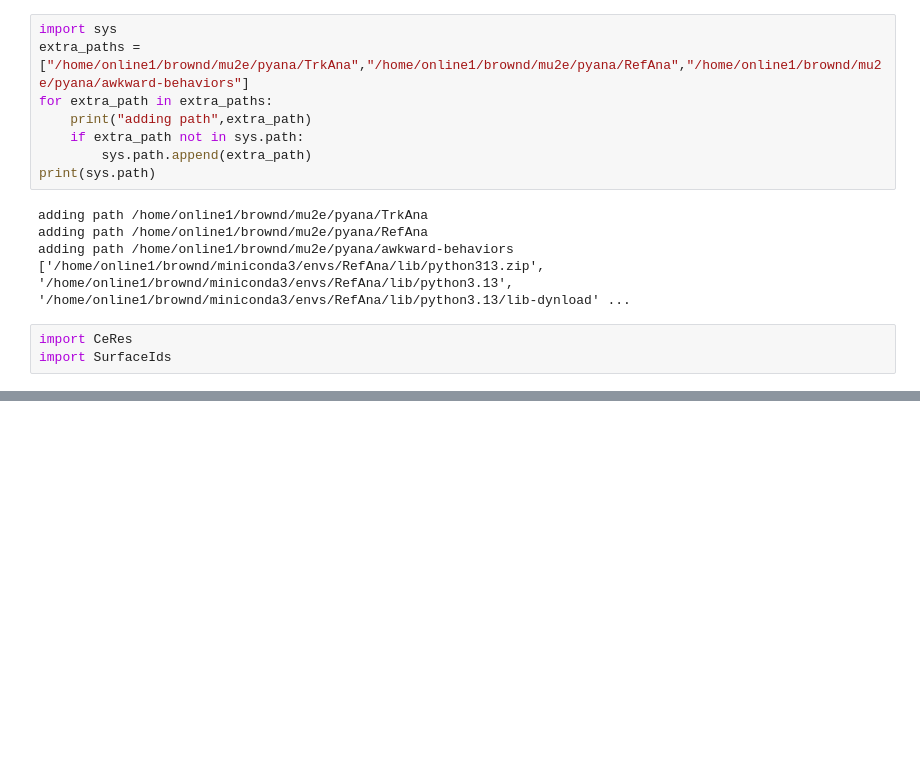
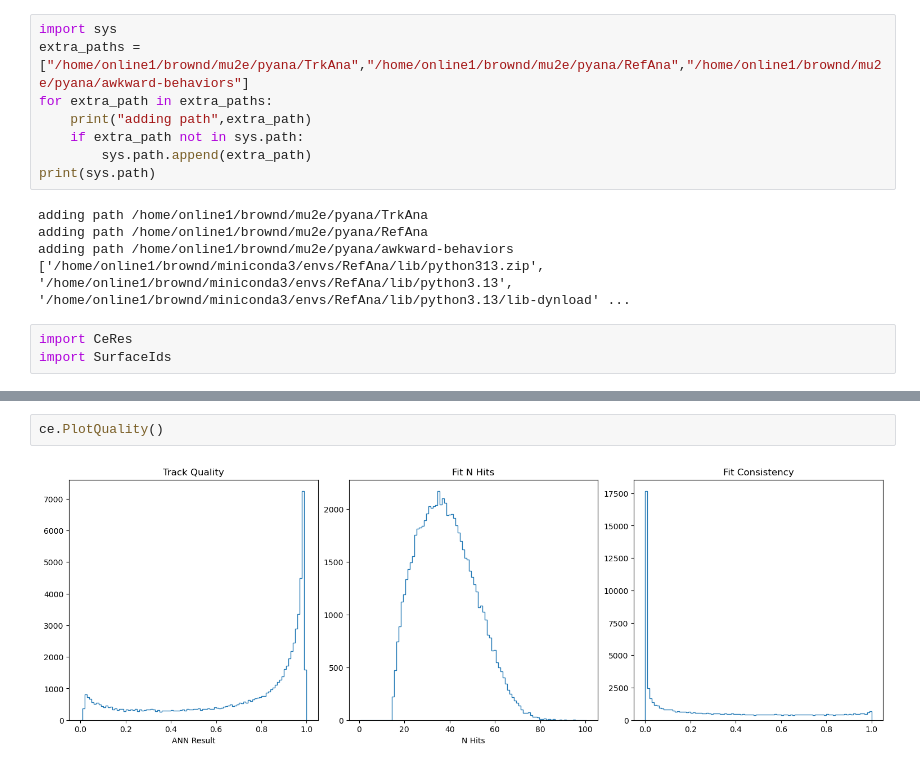
Before and after one commit to LBLmu2e/TrkAna, a Jupyter notebook: CeRes.ipynb, the cells around one changed output, grey strips where cells are left out. Drawn from its saved outputs; the diff is of its cells as text; blank space fills up the shorter version.

```diff
--- a/CeRes.ipynb
+++ b/CeRes.ipynb
@@ -35,3 +51,7 @@ Processing batch  0 1 2 3
+# %%
+ce.PlotQuality()
+# %% [output]
+[figure, added]
 # %%
 ce.PlotTrackerMomentum()
 # %% [output]
```
Also changed, not shown: parts of 7 cells of this notebook, 3 other files.
